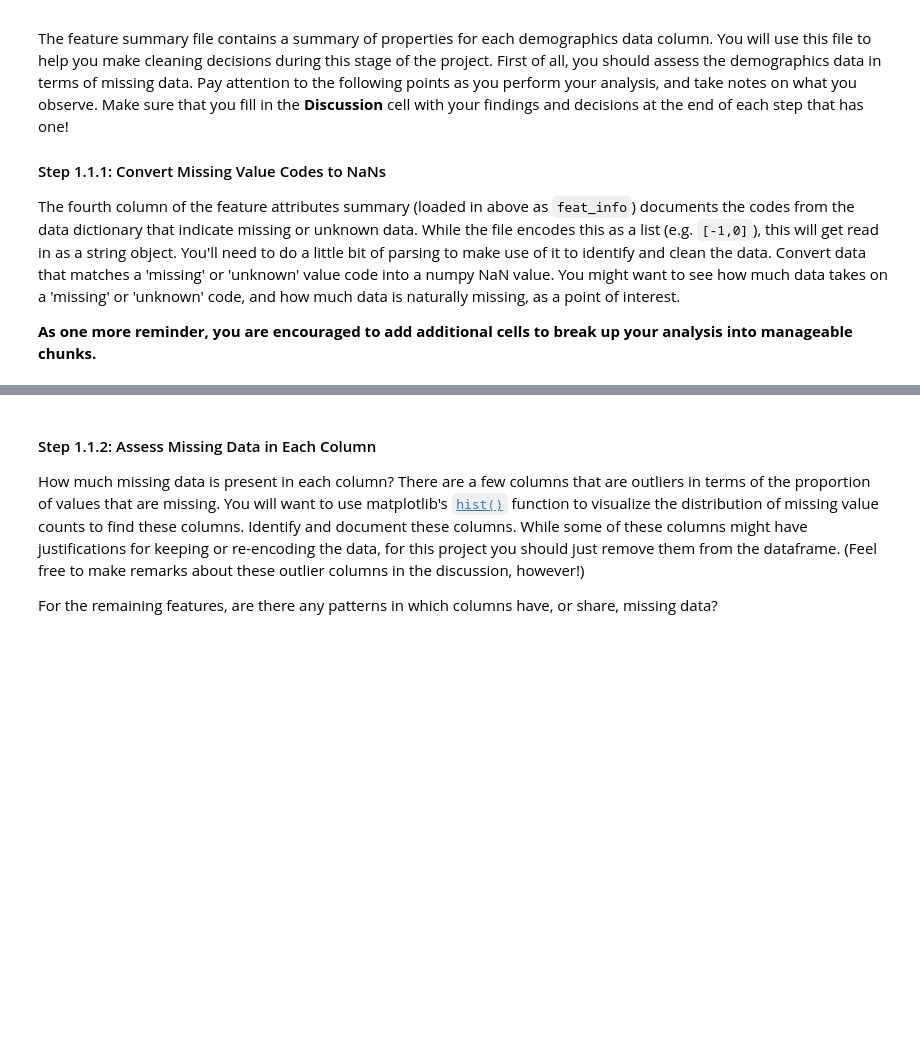
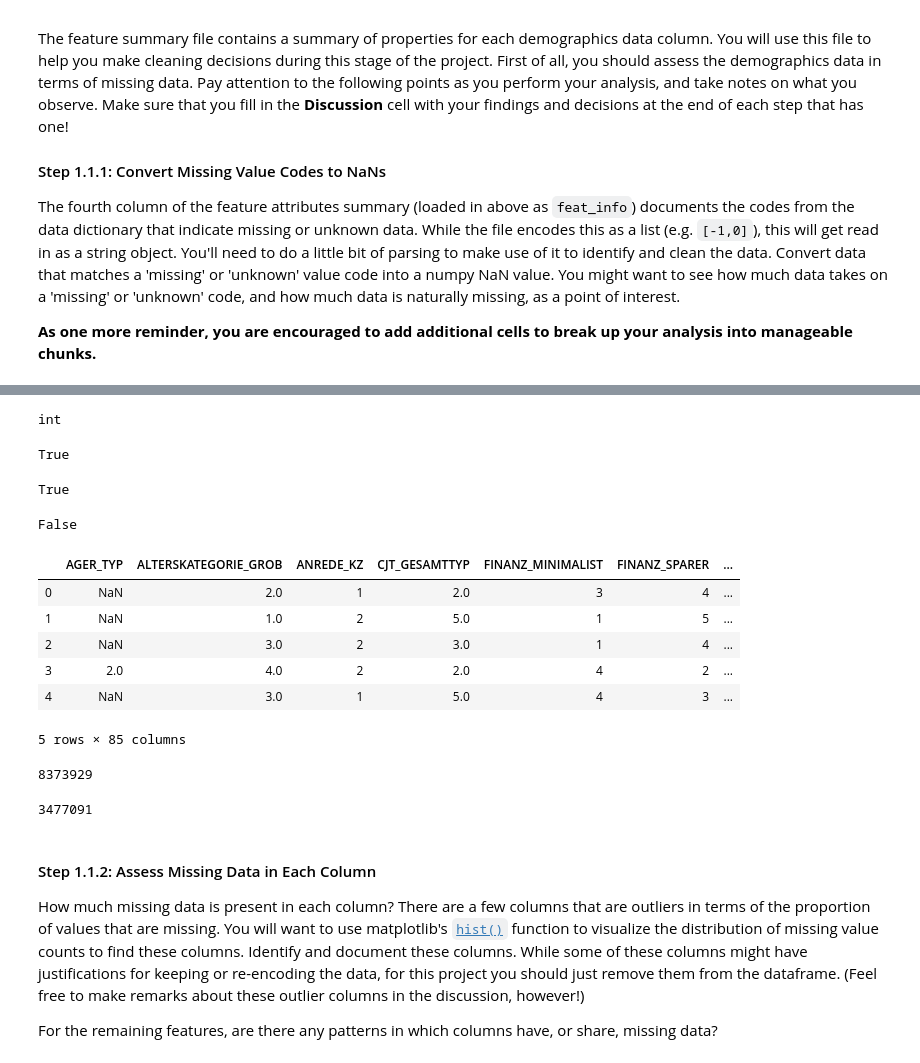
Before and after one commit to gepallas/Machine_Learning_3_Customer_Segmentation, a Jupyter notebook: Identify_Customer_Segments.ipynb, the cells around one changed output, grey strips where cells are left out. Saved outputs shown, nothing was run; the diff lists cells and outputs as text; code cells hidden in the pictures; blank space fills up the shorter version.

```diff
--- a/Identify_Customer_Segments.ipynb
+++ b/Identify_Customer_Segments.ipynb
@@ -170,0 +202,4 @@ The fourth column of the feature attributes summary (loaded in above as `feat_in
+# %%
+# Unique value codes representing missing and unknown values
+value_code = feat_info.missing_or_unknown.unique()
+value_code
@@ -171,3 +221,65 @@ The fourth column of the feature attributes summary (loaded in above as `feat_in
+# %%
+# We notice that the code value is a string in the feature file.
+# However, code values are integers in the main file.
+# We can write the str value as integter
+type(int(value_code[0].strip('[]').split(',')[0]))
+# %% [output]
+int
+# %%
+# Check if values 'XX', 'X' and '' are in the main file
+'XX' in azdias.values
+# %% [output]
+True
+# %%
+'X' in azdias.values
+# %% [output]
+True
+# %%
+'' in azdias.values
+# %% [output]
+False
+# %%
+for i in value_code:
+    feature_name = feat_info[feat_info.missing_or_unknown == i].attribute # e.g. AGER_TYP
+    for j in feature_name:
+        mis_ukn_val = i.strip('[]').split(',') # e.g. ['-1', '0']
+        #print(mis_ukn_val)
+        for k in mis_ukn_val:
+            if k == '':
+                #print('is empty')
+                pass
+            elif k == 'X':
+                #print('is X')
+                azdias[j].replace(k, np.NaN, inplace=True)
+            elif k == 'XX':
+                #print('is XX')
+                azdias[j].replace(k, np.NaN, inplace=True)
+            else:
+                #print('is number')
+                azdias[j].replace(int(k), np.NaN, inplace=True)
+# %%
+azdias.head()
+# %% [output]
+|  | AGER_TYP | ALTERSKATEGORIE_GROB | ANREDE_KZ | CJT_GESAMTTYP | FINANZ_MINIMALIST | FINANZ_SPARER | ... |
+| 0 | NaN | 2.0 | 1 | 2.0 | 3 | 4 | ... |
+| 1 | NaN | 1.0 | 2 | 5.0 | 1 | 5 | ... |
+| 2 | NaN | 3.0 | 2 | 3.0 | 1 | 4 | ... |
+| 3 | 2.0 | 4.0 | 2 | 2.0 | 4 | 2 | ... |
+| 4 | NaN | 3.0 | 1 | 5.0 | 4 | 3 | ... |
+5 rows × 85 columns
+# %%
+# Number of null values after replacing missing and unknown code values with NaN
+az_missing_all = azdias.isnull().sum().sum()
+az_missing_all
+# %% [output]
+8373929
+# %%
+# Number of reported missing and unknown values is given by
+# subtracting all missing values minus the naturally missing values
+az_missing_reported = az_missing_all - az_missing_nat
+az_missing_reported
+# %% [output]
+3477091
 # %% [markdown]
 #### Step 1.1.2: Assess Missing Data in Each Column
 
```
Also changed, not shown: parts of 9 cells of this notebook.
